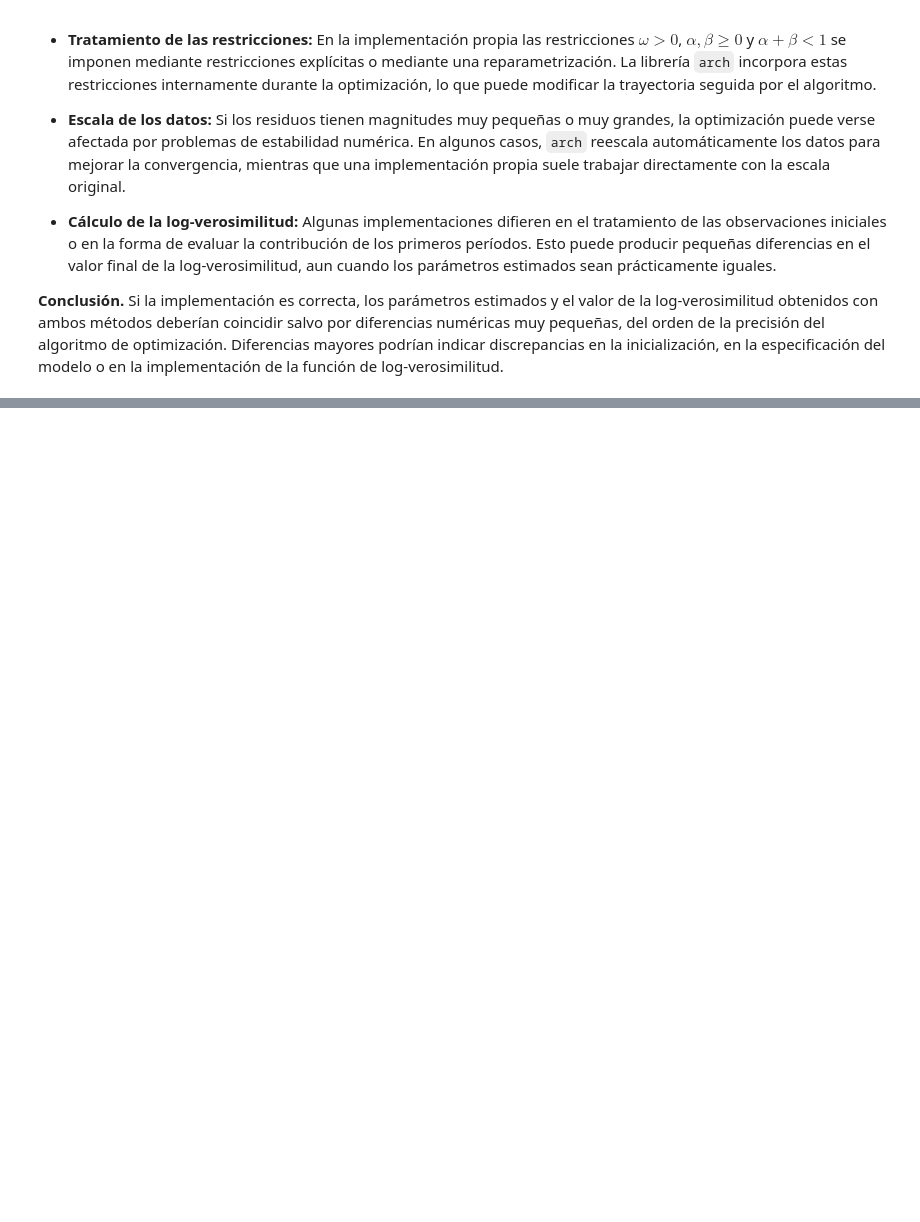
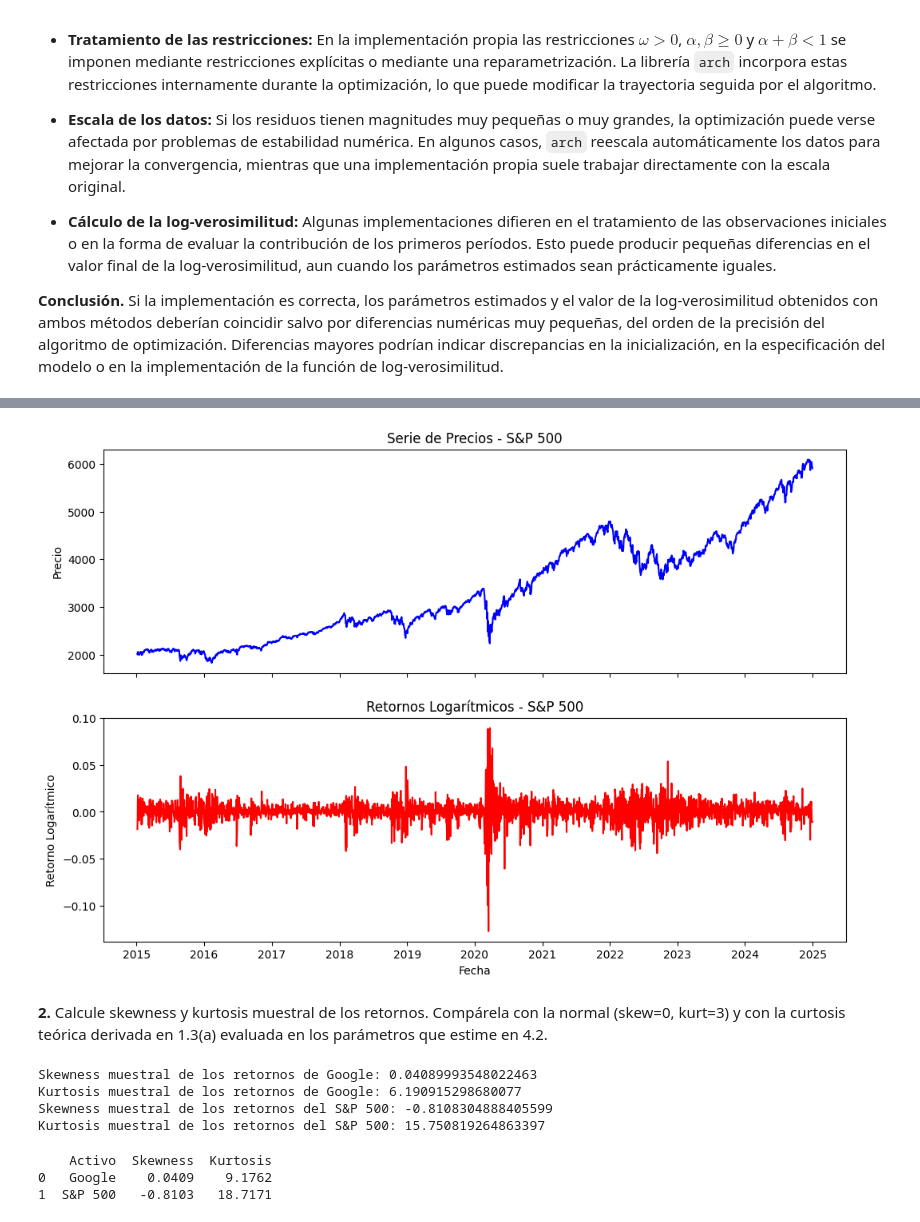
Before and after one commit to Felipe-Lopez-Vergara/ds_finance_-Lopez-, a Jupyter notebook: notebooks/HW_Sesion_5.ipynb, the cells around one changed output, grey strips where cells are left out. Drawn from its saved outputs; the diff is of its cells as text; code cells hidden in the pictures; blank space fills up the shorter version.

```diff
--- a/notebooks/HW_Sesion_5.ipynb
+++ b/notebooks/HW_Sesion_5.ipynb
@@ -1298,0 +1356,50 @@ Las estimaciones obtenidas con la implementación propia y con `arch_model` debe
+# %%
+# Gráfico de la serie de precios y retornos logarítmicos del S&P 500
+fig, ax = plt.subplots(2, 1, figsize=(12,8), sharex=True)
+ax[0].plot(data_sp500['Close'], color='blue')
+ax[0].set_title('Serie de Precios - S&P 500')
+ax[0].set_ylabel('Precio')
+ax[1].plot(data_sp500['Log_Return'], color='red')
+ax[1].set_title('Retornos Logarítmicos - S&P 500')
+ax[1].set_ylabel('Retorno Logarítmico')
+ax[1].set_xlabel('Fecha')
+plt.show()
+# %% [output]
+[figure, added]
+# %% [markdown]
+**2.** Calcule skewness y kurtosis muestral de los retornos. Compárela con la normal (skew=0, kurt=3) y con la curtosis teórica derivada en 1.3(a) evaluada en los parámetros que estime en 4.2.
+# %%
+#Cálculo skewness y kurtosis muestral de los retornos
+
+print("Skewness muestral de los retornos de Google:", data_google['Log_Return'].skew())
+print("Kurtosis muestral de los retornos de Google:", data_google['Log_Return'].kurtosis())
+
+print("Skewness muestral de los retornos del S&P 500:", data_sp500['Log_Return'].skew())
+print("Kurtosis muestral de los retornos del S&P 500:", data_sp500['Log_Return'].kurtosis())
+# %% [output]
+Skewness muestral de los retornos de Google: 0.04089993548022463
+Kurtosis muestral de los retornos de Google: 6.190915298680077
+Skewness muestral de los retornos del S&P 500: -0.8108304888405599
+Kurtosis muestral de los retornos del S&P 500: 15.750819264863397
+# %%
+
+from scipy.stats import skew, kurtosis
+
+# Cálculo de skewness y kurtosis (skew=0, kurt=3)
+estadisticas = pd.DataFrame({
+    'Activo': ['Google', 'S&P 500'],
+    'Skewness': [
+        skew(data_google['Log_Return']),
+        skew(data_sp500['Log_Return'])
+    ],
+    'Kurtosis': [
+        kurtosis(data_google['Log_Return'], fisher=False),
+        kurtosis(data_sp500['Log_Return'], fisher=False)
+    ]
+})
+
+print(estadisticas.round(4))
+# %% [output]
+    Activo  Skewness  Kurtosis
+0   Google    0.0409    9.1762
+1  S&P 500   -0.8103   18.7171
```
Also changed, not shown: parts of 29 cells of this notebook.
